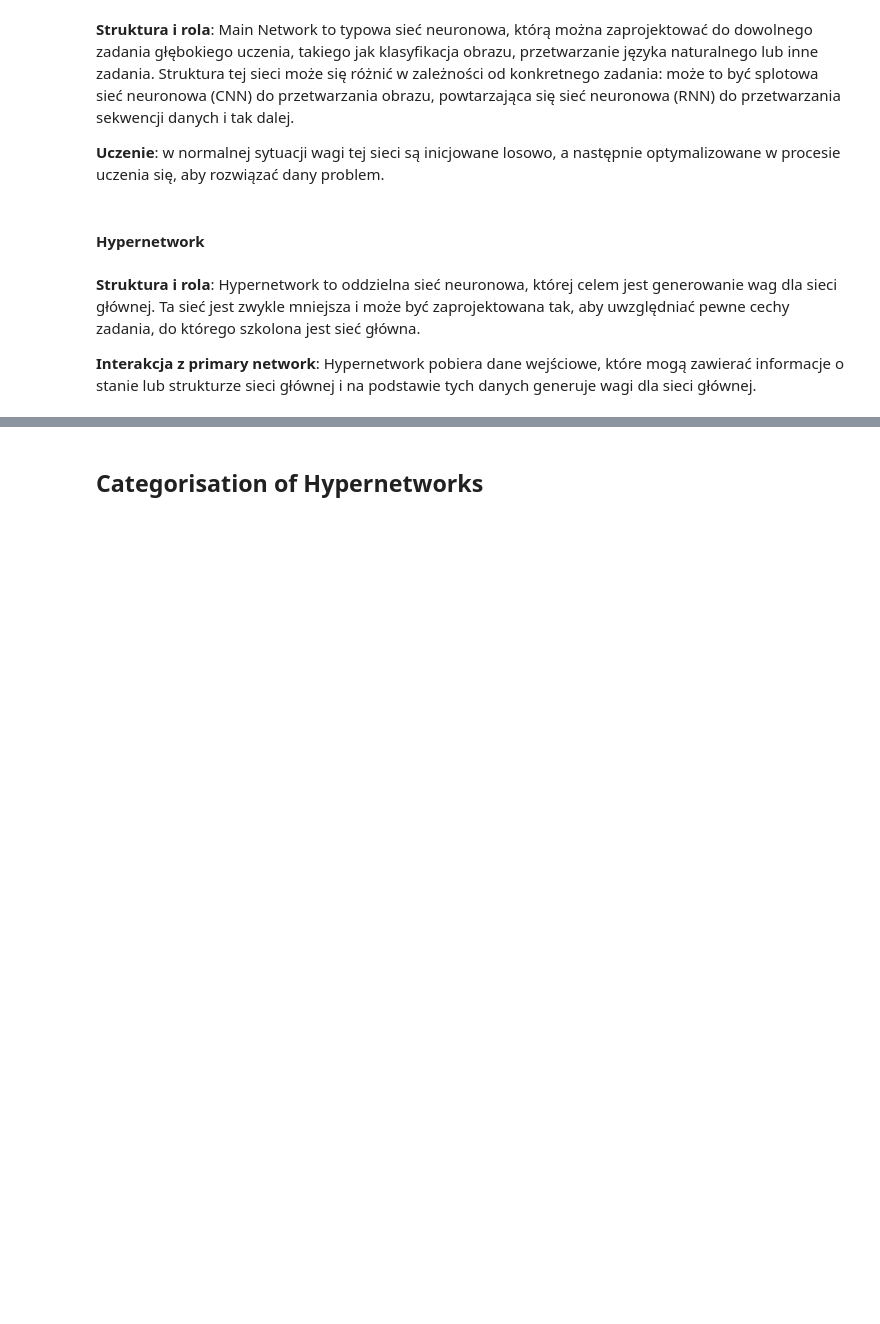
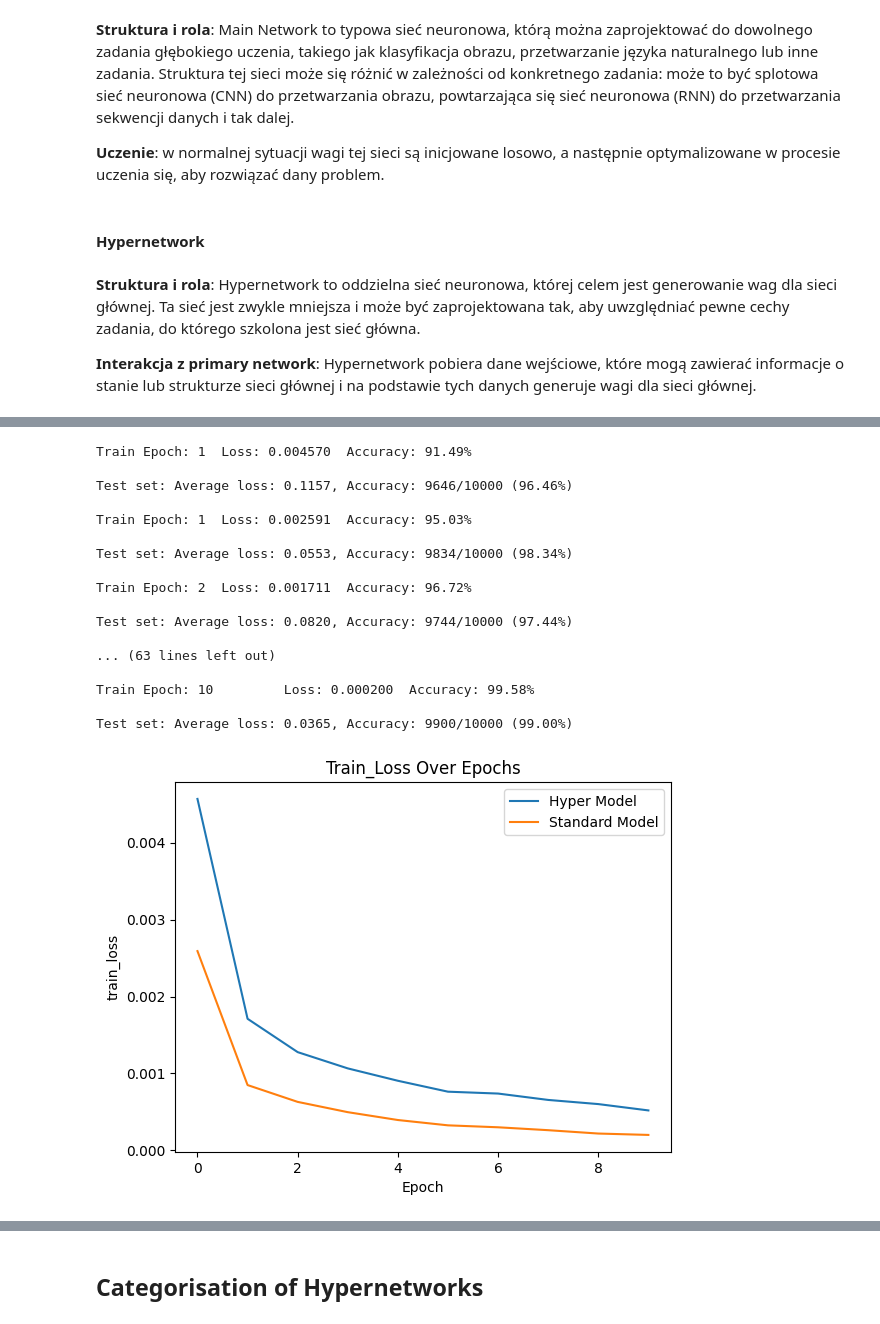
Before and after one commit to vinograpsov/miniproject, a Jupyter notebook: hypernet_final.ipynb, the cells around one changed output, grey strips where cells are left out. Cells and saved outputs as stored; diff of their text form; code cells hidden in the pictures; blank space fills up the shorter version.

```diff
--- a/hypernet_final.ipynb
+++ b/hypernet_final.ipynb
@@ -36,0 +95,60 @@ cos dziala z ograniczonymi zasobami, ograniczonymi danymi lub w przypadku danych
+# %%
+def init_models(device):
+    model_hyper = MNISTHyperNetModel().to(device)
+    optimizer_hyper = optim.Adam(model_hyper.parameters(), lr=0.001)
+
+    model_standard = StandardCNNModel().to(device)
+    optimizer_standard = optim.Adam(model_standard.parameters(), lr=0.001)
+
+    return (model_hyper, optimizer_hyper), (model_standard, optimizer_standard)
+# %%
+def run_epochs(model_hyper, optimizer_hyper, model_standard, optimizer_standard, train_loader, test_loader):
+    results = {"hyper": {"train_loss": [], "train_accuracy": [], "test_loss": [], "test_accuracy": []},
+               "standard": {"train_loss": [], "train_accuracy": [], "test_loss": [], "test_accuracy": []}}
+
+    for epoch in range(1, 11):
+        for model, optimizer, key in [(model_hyper, optimizer_hyper, "hyper"), (model_standard, optimizer_standard, "standard")]:
+            train_loss, train_accuracy = train(model, device, train_loader, optimizer, epoch)
+            test_loss, test_accuracy = test(model, device, test_loader)
+            results[key]["train_loss"].append(train_loss)
+            results[key]["train_accuracy"].append(train_accuracy)
+            results[key]["test_loss"].append(test_loss)
+            results[key]["test_accuracy"].append(test_accuracy)
+
+    return results
+# %%
+def plot_results(results, metric):
+    for key in results:
+        plt.plot(results[key][metric], label=f"{key.capitalize()} Model")
+    plt.xlabel("Epoch")
+    plt.ylabel(metric)
+    plt.title(f"{metric.title()} Over Epochs")
+    plt.legend()
+    plt.show()
+# %%
+device = torch.device("cuda" if torch.cuda.is_available() else "cpu")
+(model_hyper, optimizer_hyper), (model_standard, optimizer_standard) = init_models(device)
+train_loader, test_loader = load_data()  # Предполагается, что load_data() определена где-то в другом месте
+results = run_epochs(model_hyper, optimizer_hyper, model_standard, optimizer_standard, train_loader, test_loader)
+
+for metric in ["train_loss", "train_accuracy", "test_loss", "test_accuracy"]:
+    plot_results(results, metric)
+# %% [output]
+Train Epoch: 1  Loss: 0.004570  Accuracy: 91.49%
+
+Test set: Average loss: 0.1157, Accuracy: 9646/10000 (96.46%)
+
+Train Epoch: 1  Loss: 0.002591  Accuracy: 95.03%
+
+Test set: Average loss: 0.0553, Accuracy: 9834/10000 (98.34%)
+
+Train Epoch: 2  Loss: 0.001711  Accuracy: 96.72%
+
+Test set: Average loss: 0.0820, Accuracy: 9744/10000 (97.44%)
+
+... (63 lines left out)
+
+Train Epoch: 10         Loss: 0.000200  Accuracy: 99.58%
+
+Test set: Average loss: 0.0365, Accuracy: 9900/10000 (99.00%)
+[figure, added]
```
Also changed, not shown: parts of 7 cells of this notebook.
